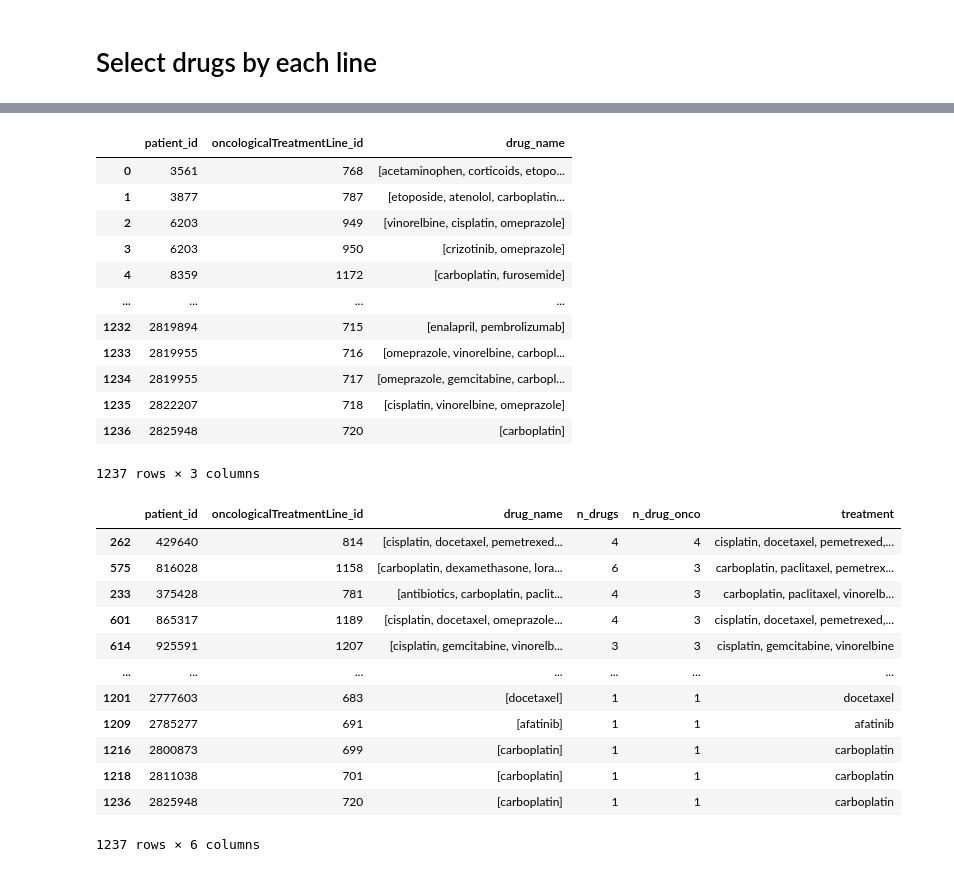
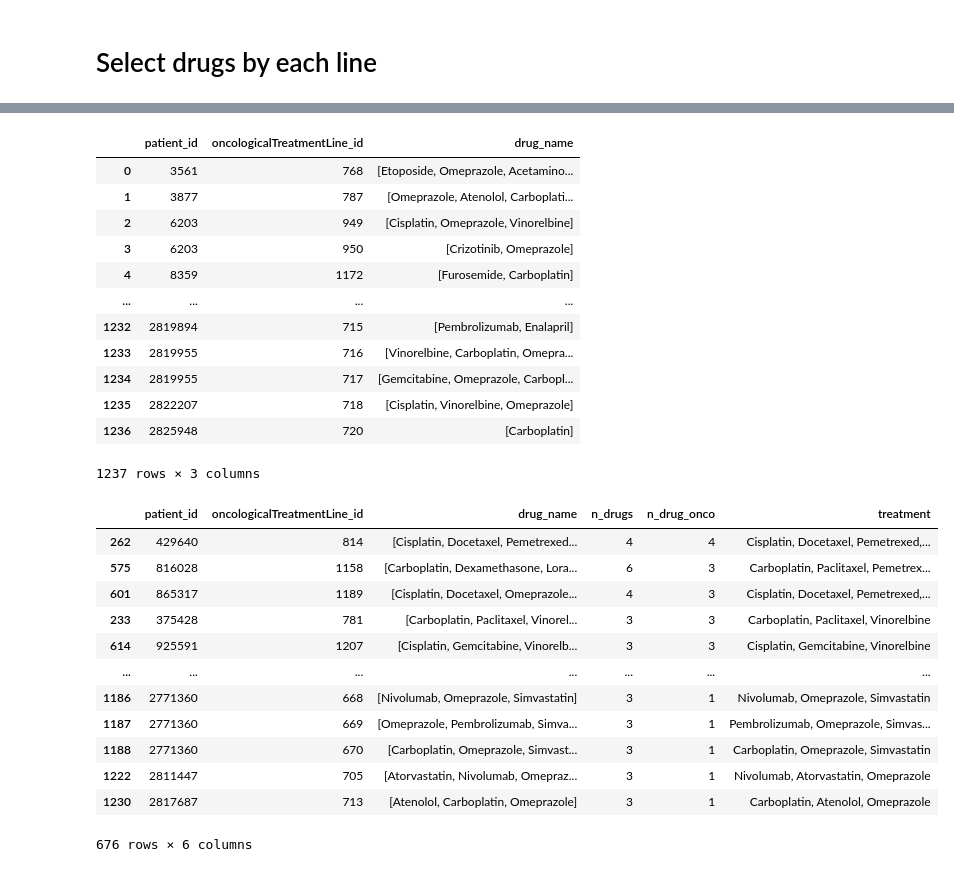
Before and after one commit to arivasm/Neuro-Symbolic_Treatment-Response, a Jupyter notebook: extract_treatment.ipynb, the cells around one changed output, grey strips where cells are left out. Drawn from its saved outputs; the diff is of its cells as text; code cells hidden in the pictures.

```diff
--- a/extract_treatment.ipynb
+++ b/extract_treatment.ipynb
@@ -7,20 +17,15 @@ from sklearn.preprocessing import MultiLabelBinarizer
 # %%
-input_path = 'Input/'
-
-t_line_drug= input_path + 'patient_oncologicalTreatmentLine_drugs.csv'
-d_no_onco = input_path + 'patient_nonOncologycalTreatments.csv'
-
-treatment_line_drug = pd.read_csv(t_line_drug, delimiter=",")
-drug_no_onco = pd.read_csv(d_no_onco, delimiter=",")
-
-treatment_line_drug['drug_name'] = treatment_line_drug['drug_name'].str.lower()
-drug_no_onco['drug_name'] = drug_no_onco['drug_name'].str.lower()
+#treatment_line_drug['drug_name'] = treatment_line_drug['drug_name'].str.lower()
+#drug_no_onco['drug_name'] = drug_no_onco['drug_name'].str.lower()
 
 replacement_mapping_dict = {
-    'enalaprile': 'enalapril',
-    'atenolole': 'atenolol'
+    'Enalaprile': 'Enalapril',
+    'Atenolole': 'Atenolol',
+    'Azitromicina': 'Azithromycin',
+    'Immunoglobulin_g': 'Human_immunoglobulin_g',
 }
 drug_no_onco['drug_name'].replace(replacement_mapping_dict, inplace=True)
+drug_no_onco = drug_no_onco.loc[~drug_no_onco.drug_name.isin(['Antibiotic','Analgesic','Antibiotics','Insulin','Corticoids'])]
 
 display(treatment_line_drug.shape, treatment_line_drug.head())
 display(drug_no_onco.shape, drug_no_onco.head())
@@ -68,54 +73,57 @@ df_drug = cancer_treatment.groupby(by=['patient_id','oncologicalTreatmentLine_id
 df_drug
 # %% [output]
 |  | patient_id | oncologicalTreatmentLine_id | drug_name |
-| 0 | 3561 | 768 | [acetaminophen, corticoids, etopo... |
-| 1 | 3877 | 787 | [etoposide, atenolol, carboplatin... |
-| 2 | 6203 | 949 | [vinorelbine, cisplatin, omeprazole] |
-| 3 | 6203 | 950 | [crizotinib, omeprazole] |
-| 4 | 8359 | 1172 | [carboplatin, furosemide] |
+| 0 | 3561 | 768 | [Etoposide, Omeprazole, Acetamino... |
+| 1 | 3877 | 787 | [Omeprazole, Atenolol, Carboplati... |
+| 2 | 6203 | 949 | [Cisplatin, Omeprazole, Vinorelbine] |
+| 3 | 6203 | 950 | [Crizotinib, Omeprazole] |
+| 4 | 8359 | 1172 | [Furosemide, Carboplatin] |
 | ... | ... | ... | ... |
-| 1232 | 2819894 | 715 | [enalapril, pembrolizumab] |
-| 1233 | 2819955 | 716 | [omeprazole, vinorelbine, carbopl... |
-| 1234 | 2819955 | 717 | [omeprazole, gemcitabine, carbopl... |
-| 1235 | 2822207 | 718 | [cisplatin, vinorelbine, omeprazole] |
-| 1236 | 2825948 | 720 | [carboplatin] |
+| 1232 | 2819894 | 715 | [Pembrolizumab, Enalapril] |
+| 1233 | 2819955 | 716 | [Vinorelbine, Carboplatin, Omepra... |
+| 1234 | 2819955 | 717 | [Gemcitabine, Omeprazole, Carbopl... |
+| 1235 | 2822207 | 718 | [Cisplatin, Vinorelbine, Omeprazole] |
+| 1236 | 2825948 | 720 | [Carboplatin] |
 1237 rows × 3 columns
 # %%
 onco_drug = set(treatment_line_drug.drug_name.unique())
+set_drugs = set()
 for i in range(df_drug.shape[0]):
     # == write the number of drug of the treatment
     drugs = df_drug.drug_name[i]
     drugs.sort()
     df_drug.at[i,'n_drugs'] = len(drugs)
     #df_drug.at[i,'drug_name']=drugs
 
     # == write the number of oncological drugs of the treatment
     set_d = list(set.intersection(onco_drug, set(drugs)))
     set_d.sort()
     df_drug.at[i,'n_drug_onco'] = len(set_d)
     #df_drug.at[i,'oncological_drug'] = ', '.join(list(set_d))
 
     # == write the treatment order by onco_drug + non-onco_drug
     non_onco_drug = list(set(drugs) - set(set_d))
     non_onco_drug.sort()
-    df_drug.at[i,'treatment'] = ', '.join(list(set_d)+list(non_onco_drug))
+    df_drug.at[i,'treatment'] = ', '.join(set_d + non_onco_drug)
+    set_drugs.update(set(set_d + non_onco_drug))
 
 df_drug['n_drugs'] = df_drug['n_drugs'].astype(int)
 df_drug['n_drug_onco'] = df_drug['n_drug_onco'].astype(int)
+df_drug = df_drug.loc[df_drug['n_drugs']>2]
 df_drug = df_drug.sort_values(by=['n_drug_onco', 'n_drugs'], ascending=False)
 df_drug
 # %% [output]
 |  | patient_id | oncologicalTreatmentLine_id | drug_name | n_drugs | n_drug_onco | treatment |
-| 262 | 429640 | 814 | [cisplatin, docetaxel, pemetrexed... | 4 | 4 | cisplatin, docetaxel, pemetrexed,... |
-| 575 | 816028 | 1158 | [carboplatin, dexamethasone, lora... | 6 | 3 | carboplatin, paclitaxel, pemetrex... |
-| 233 | 375428 | 781 | [antibiotics, carboplatin, paclit... | 4 | 3 | carboplatin, paclitaxel, vinorelb... |
-| 601 | 865317 | 1189 | [cisplatin, docetaxel, omeprazole... | 4 | 3 | cisplatin, docetaxel, pemetrexed,... |
-| 614 | 925591 | 1207 | [cisplatin, gemcitabine, vinorelb... | 3 | 3 | cisplatin, gemcitabine, vinorelbine |
+| 262 | 429640 | 814 | [Cisplatin, Docetaxel, Pemetrexed... | 4 | 4 | Cisplatin, Docetaxel, Pemetrexed,... |
+| 575 | 816028 | 1158 | [Carboplatin, Dexamethasone, Lora... | 6 | 3 | Carboplatin, Paclitaxel, Pemetrex... |
+| 601 | 865317 | 1189 | [Cisplatin, Docetaxel, Omeprazole... | 4 | 3 | Cisplatin, Docetaxel, Pemetrexed,... |
+| 233 | 375428 | 781 | [Carboplatin, Paclitaxel, Vinorel... | 3 | 3 | Carboplatin, Paclitaxel, Vinorelbine |
+| 614 | 925591 | 1207 | [Cisplatin, Gemcitabine, Vinorelb... | 3 | 3 | Cisplatin, Gemcitabine, Vinorelbine |
 | ... | ... | ... | ... | ... | ... | ... |
-| 1201 | 2777603 | 683 | [docetaxel] | 1 | 1 | docetaxel |
-| 1209 | 2785277 | 691 | [afatinib] | 1 | 1 | afatinib |
-| 1216 | 2800873 | 699 | [carboplatin] | 1 | 1 | carboplatin |
-| 1218 | 2811038 | 701 | [carboplatin] | 1 | 1 | carboplatin |
-| 1236 | 2825948 | 720 | [carboplatin] | 1 | 1 | carboplatin |
+| 1186 | 2771360 | 668 | [Nivolumab, Omeprazole, Simvastatin] | 3 | 1 | Nivolumab, Omeprazole, Simvastatin |
+| 1187 | 2771360 | 669 | [Omeprazole, Pembrolizumab, Simva... | 3 | 1 | Pembrolizumab, Omeprazole, Simvas... |
+| 1188 | 2771360 | 670 | [Carboplatin, Omeprazole, Simvast... | 3 | 1 | Carboplatin, Omeprazole, Simvastatin |
+| 1222 | 2811447 | 705 | [Atorvastatin, Nivolumab, Omepraz... | 3 | 1 | Nivolumab, Atorvastatin, Omeprazole |
+| 1230 | 2817687 | 713 | [Atenolol, Carboplatin, Omeprazole] | 3 | 1 | Carboplatin, Atenolol, Omeprazole |
-1237 rows × 6 columns
+676 rows × 6 columns
 # %%
```
Also changed, not shown: parts of 12 cells of this notebook, 4 other files.
